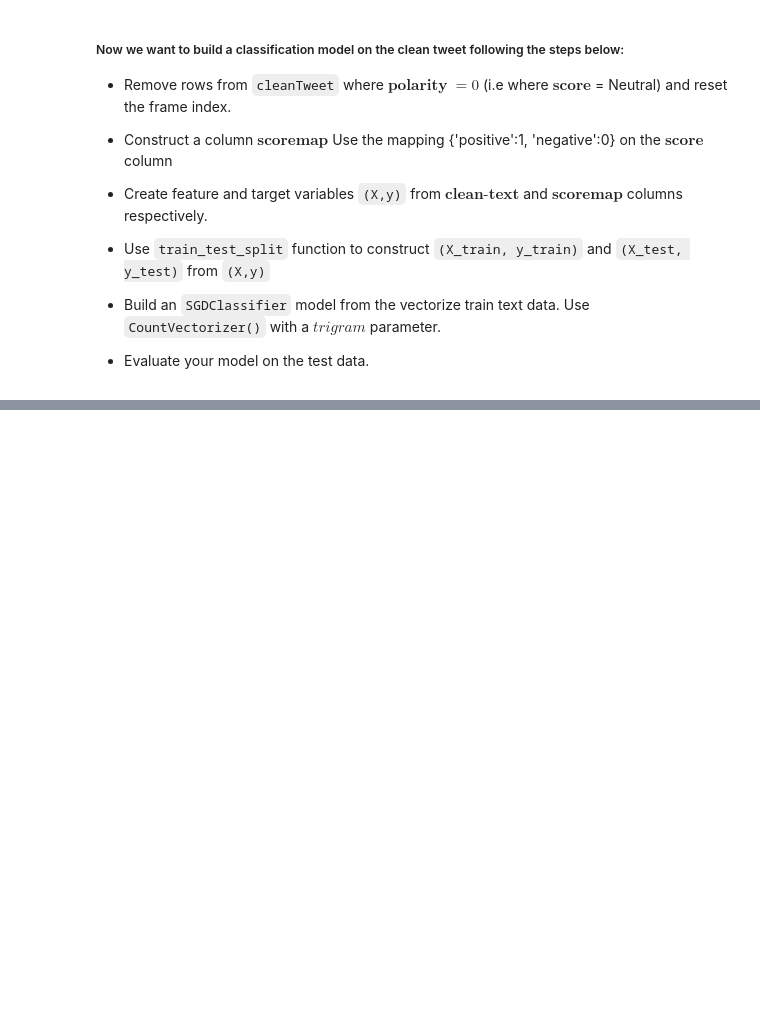
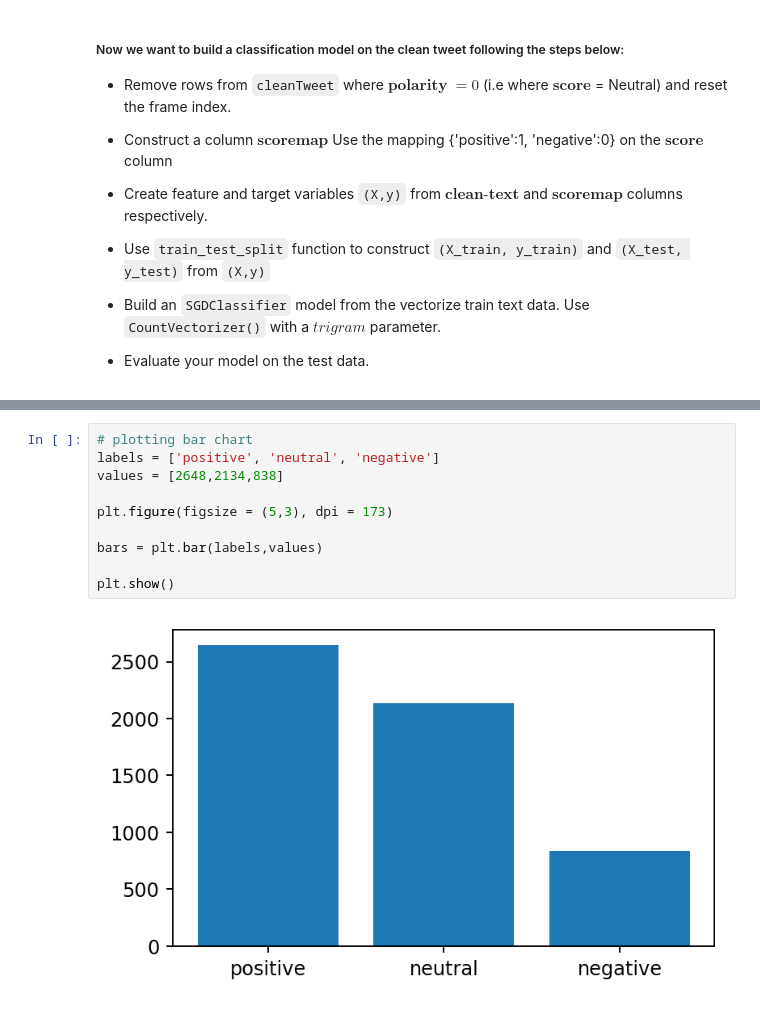
Before and after one commit to KutashiMA/Twitter_Data_Analysis, a Jupyter notebook: Challenge_Day2.ipynb, the cells around one changed output, grey strips where cells are left out. Saved outputs shown, nothing was run; the diff lists cells and outputs as text; blank space fills up the shorter version.

```diff
--- a/Challenge_Day2.ipynb
+++ b/Challenge_Day2.ipynb
@@ -181,0 +317,12 @@ assert len(challenge_text) > 80
+# %%
+# plotting bar chart
+labels = ['positive', 'neutral', 'negative']
+values = [2648,2134,838]
+
+plt.figure(figsize = (5,3), dpi = 173)
+
+bars = plt.bar(labels,values)
+
+plt.show()
+# %% [output]
+[figure, added]
```
Also changed, not shown: parts of 16 cells of this notebook.
